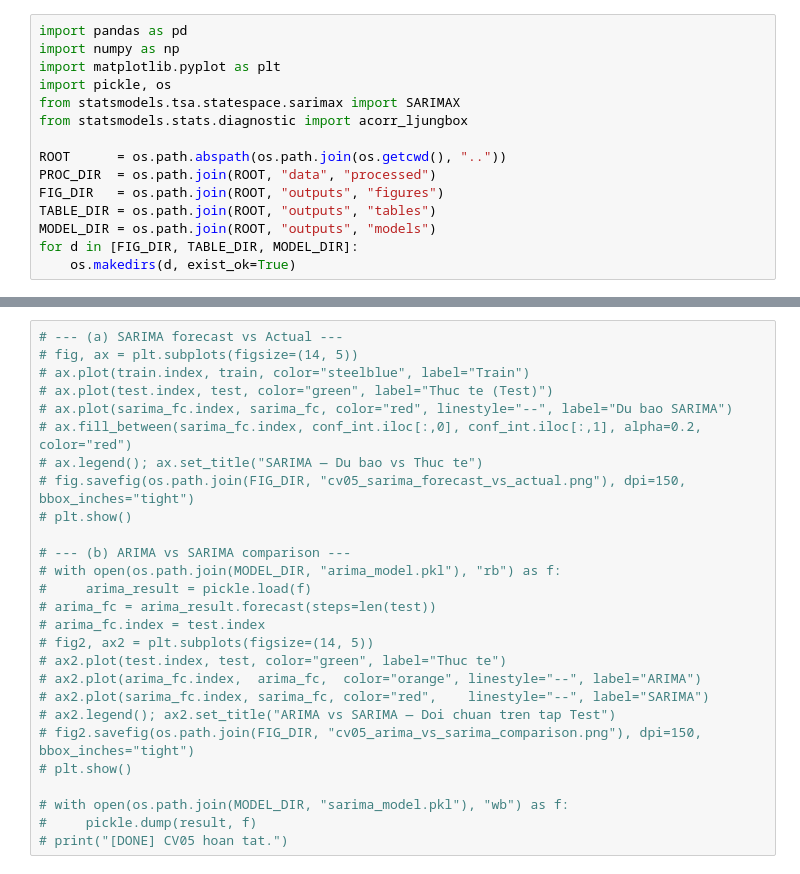
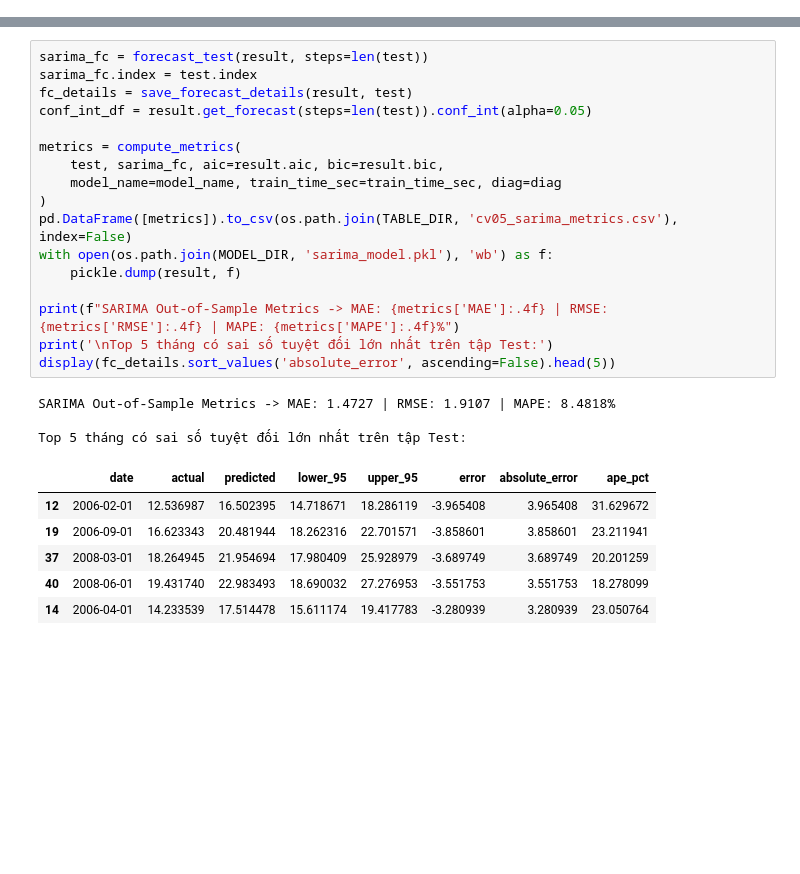
Before and after one commit to HADUYHUNG-0912/QLCTG_nhom7, a Jupyter notebook: time-series-lab2/notebooks/cv05_sarima_model.ipynb, the cells around one changed output, grey strips where cells are left out. Saved outputs shown, nothing was run; the diff lists cells and outputs as text; blank space fills up the shorter version.

```diff
--- a/time-series-lab2/notebooks/cv05_sarima_model.ipynb
+++ b/time-series-lab2/notebooks/cv05_sarima_model.ipynb
@@ -5,15 +0,0 @@
-# %%
-import pandas as pd
-import numpy as np
-import matplotlib.pyplot as plt
-import pickle, os
-from statsmodels.tsa.statespace.sarimax import SARIMAX
-from statsmodels.stats.diagnostic import acorr_ljungbox
-
-ROOT      = os.path.abspath(os.path.join(os.getcwd(), ".."))
-PROC_DIR  = os.path.join(ROOT, "data", "processed")
-FIG_DIR   = os.path.join(ROOT, "outputs", "figures")
-TABLE_DIR = os.path.join(ROOT, "outputs", "tables")
-MODEL_DIR = os.path.join(ROOT, "outputs", "models")
-for d in [FIG_DIR, TABLE_DIR, MODEL_DIR]:
-    os.makedirs(d, exist_ok=True)
@@ -79,27 +136,27 @@ for d in [FIG_DIR, TABLE_DIR, MODEL_DIR]:
-# %%
-# --- (a) SARIMA forecast vs Actual ---
-# fig, ax = plt.subplots(figsize=(14, 5))
-# ax.plot(train.index, train, color="steelblue", label="Train")
-# ax.plot(test.index, test, color="green", label="Thuc te (Test)")
-# ax.plot(sarima_fc.index, sarima_fc, color="red", linestyle="--", label="Du bao SARIMA")
-# ax.fill_between(sarima_fc.index, conf_int.iloc[:,0], conf_int.iloc[:,1], alpha=0.2, color="red")
-# ax.legend(); ax.set_title("SARIMA — Du bao vs Thuc te")
-# fig.savefig(os.path.join(FIG_DIR, "cv05_sarima_forecast_vs_actual.png"), dpi=150, bbox_inches="tight")
-# plt.show()
-
-# --- (b) ARIMA vs SARIMA comparison ---
-# with open(os.path.join(MODEL_DIR, "arima_model.pkl"), "rb") as f:
-#     arima_result = pickle.load(f)
-# arima_fc = arima_result.forecast(steps=len(test))
-# arima_fc.index = test.index
-# fig2, ax2 = plt.subplots(figsize=(14, 5))
-# ax2.plot(test.index, test, color="green", label="Thuc te")
-# ax2.plot(arima_fc.index,  arima_fc,  color="orange", linestyle="--", label="ARIMA")
-# ax2.plot(sarima_fc.index, sarima_fc, color="red",    linestyle="--", label="SARIMA")
-# ax2.legend(); ax2.set_title("ARIMA vs SARIMA — Doi chuan tren tap Test")
-# fig2.savefig(os.path.join(FIG_DIR, "cv05_arima_vs_sarima_comparison.png"), dpi=150, bbox_inches="tight")
-# plt.show()
-
-# with open(os.path.join(MODEL_DIR, "sarima_model.pkl"), "wb") as f:
-#     pickle.dump(result, f)
-# print("[DONE] CV05 hoan tat.")
+# %%
+sarima_fc = forecast_test(result, steps=len(test))
+sarima_fc.index = test.index
+fc_details = save_forecast_details(result, test)
+conf_int_df = result.get_forecast(steps=len(test)).conf_int(alpha=0.05)
+
+metrics = compute_metrics(
+    test, sarima_fc, aic=result.aic, bic=result.bic,
+    model_name=model_name, train_time_sec=train_time_sec, diag=diag
+)
+pd.DataFrame([metrics]).to_csv(os.path.join(TABLE_DIR, 'cv05_sarima_metrics.csv'), index=False)
+with open(os.path.join(MODEL_DIR, 'sarima_model.pkl'), 'wb') as f:
+    pickle.dump(result, f)
+
+print(f"SARIMA Out-of-Sample Metrics -> MAE: {metrics['MAE']:.4f} | RMSE: {metrics['RMSE']:.4f} | MAPE: {metrics['MAPE']:.4f}%")
+print('\nTop 5 tháng có sai số tuyệt đối lớn nhất trên tập Test:')
+display(fc_details.sort_values('absolute_error', ascending=False).head(5))
+# %% [output]
+SARIMA Out-of-Sample Metrics -> MAE: 1.4727 | RMSE: 1.9107 | MAPE: 8.4818%
+
+Top 5 tháng có sai số tuyệt đối lớn nhất trên tập Test:
+|  | date | actual | predicted | lower_95 | upper_95 | error | absolute_error | ape_pct |
+| 12 | 2006-02-01 | 12.536987 | 16.502395 | 14.718671 | 18.286119 | -3.965408 | 3.965408 | 31.629672 |
+| 19 | 2006-09-01 | 16.623343 | 20.481944 | 18.262316 | 22.701571 | -3.858601 | 3.858601 | 23.211941 |
+| 37 | 2008-03-01 | 18.264945 | 21.954694 | 17.980409 | 25.928979 | -3.689749 | 3.689749 | 20.201259 |
+| 40 | 2008-06-01 | 19.431740 | 22.983493 | 18.690032 | 27.276953 | -3.551753 | 3.551753 | 18.278099 |
+| 14 | 2006-04-01 | 14.233539 | 17.514478 | 15.611174 | 19.417783 | -3.280939 | 3.280939 | 23.050764 |
```
Also changed, not shown: parts of 27 cells of this notebook, 1 other file.
